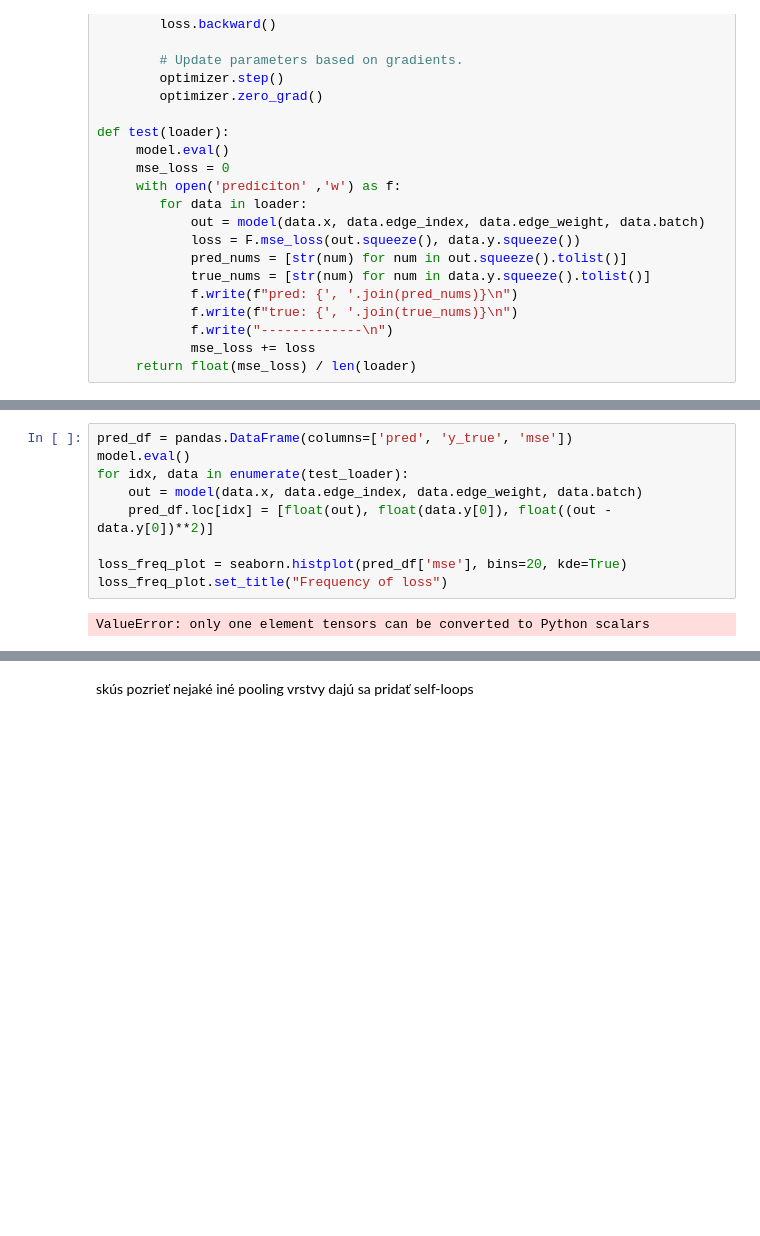
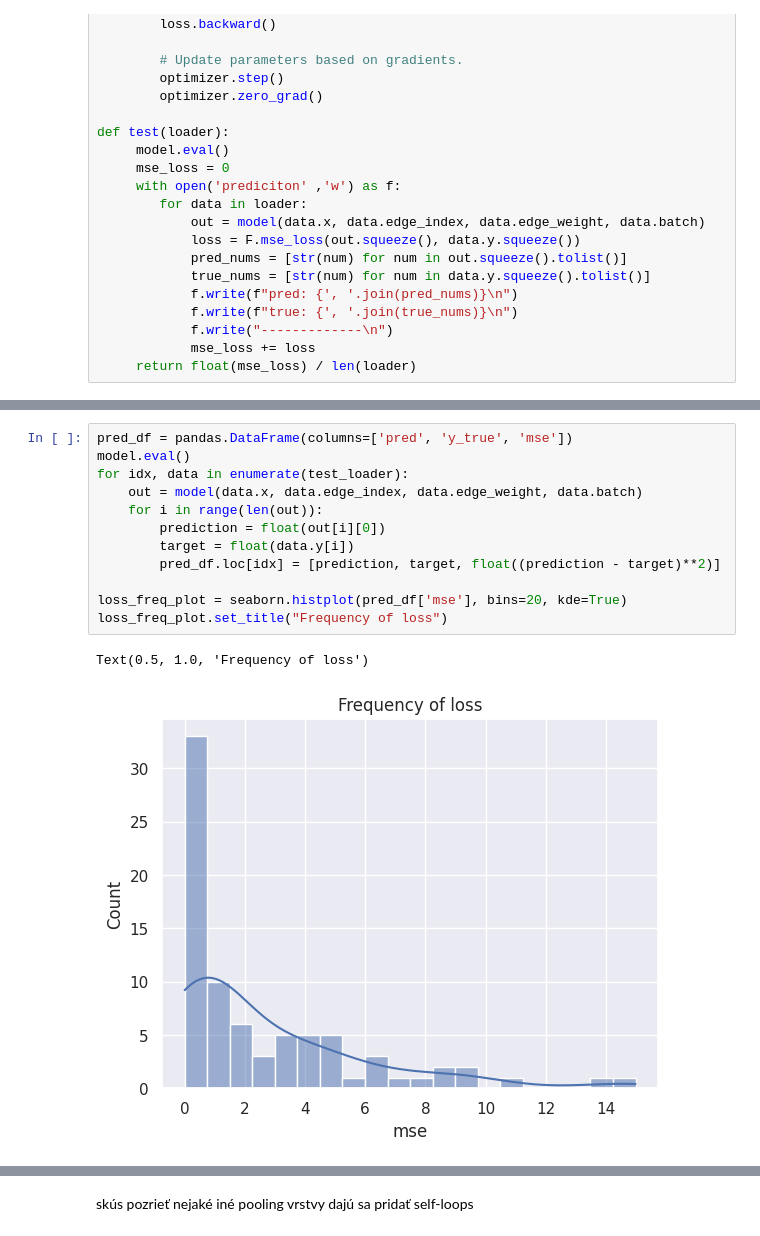
Before and after one commit to benbencik/sfg_gnn, a Jupyter notebook: notebooks/Heisenberg_GAT.ipynb, the cells around one changed output, grey strips where cells are left out. Cells and saved outputs as stored; diff of their text form; blank space fills up the shorter version.

Commit message:
fixed ploting error and changed input type

```diff
--- a/notebooks/Heisenberg_GAT.ipynb
+++ b/notebooks/Heisenberg_GAT.ipynb
@@ -217,14 +204,18 @@ Text(0, 0.5, 'MSE loss')
 # %%
 pred_df = pandas.DataFrame(columns=['pred', 'y_true', 'mse'])
 model.eval()
 for idx, data in enumerate(test_loader):
     out = model(data.x, data.edge_index, data.edge_weight, data.batch)
-    pred_df.loc[idx] = [float(out), float(data.y[0]), float((out - data.y[0])**2)]
+    for i in range(len(out)):
+        prediction = float(out[i][0])
+        target = float(data.y[i])
+        pred_df.loc[idx] = [prediction, target, float((prediction - target)**2)]
 
 loss_freq_plot = seaborn.histplot(pred_df['mse'], bins=20, kde=True)
 loss_freq_plot.set_title("Frequency of loss")
 # %% [output]
-ValueError: only one element tensors can be converted to Python scalars
+Text(0.5, 1.0, 'Frequency of loss')
+[figure, added]
 # %%
 loss_val_plot = seaborn.histplot(data=pred_df['mse'], x=pred_df['pred'], y=pred_df['mse'], bins=10, cbar=True)
 loss_val_plot.set_title("mse depending on value of the prediciton")
```
Also changed, not shown: parts of 6 cells of this notebook.
